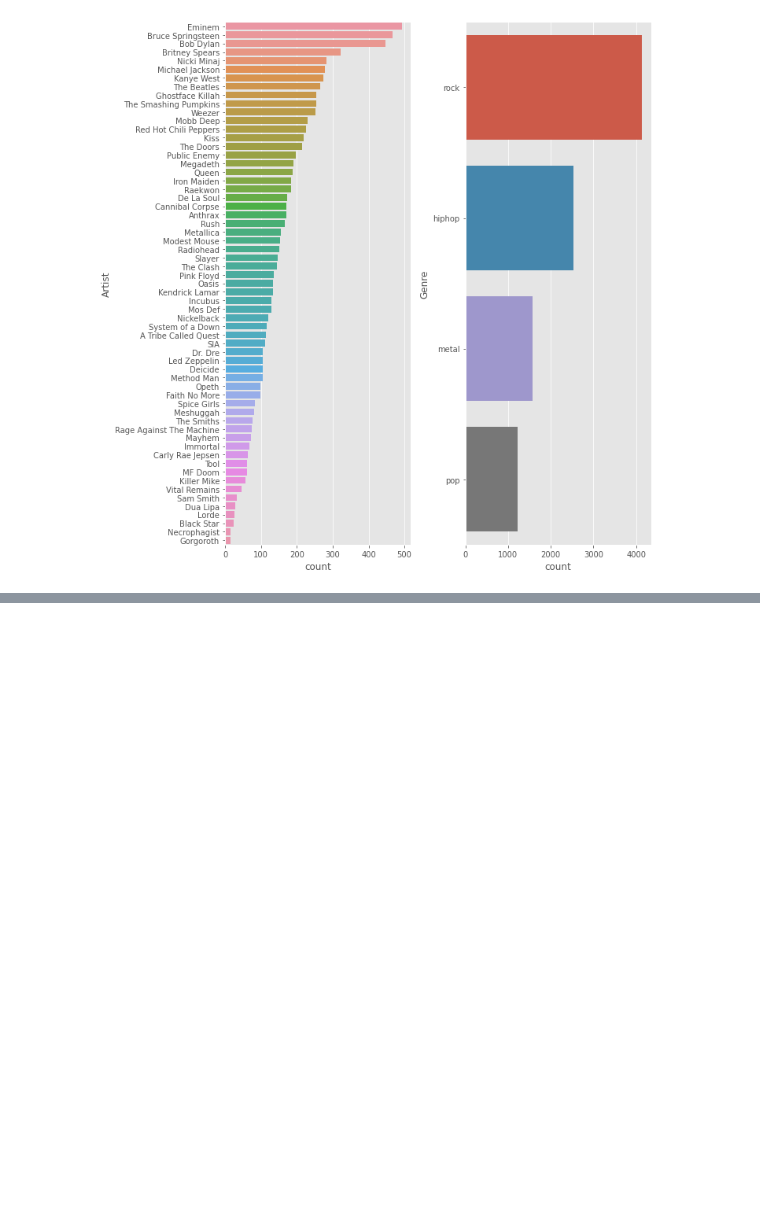
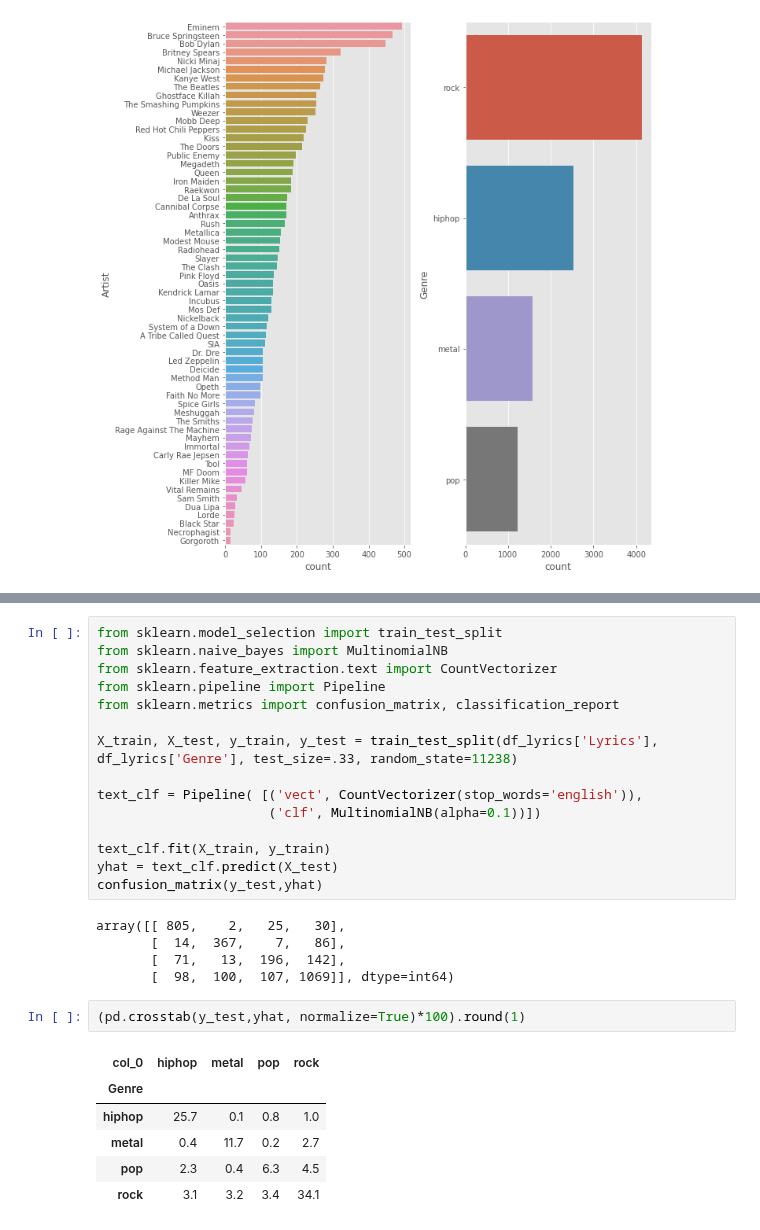
Before and after one commit to antosource/CursoDataScience, a Jupyter notebook: MachineLearning/2/Guiado2.ipynb, the cells around one changed output, grey strips where cells are left out. Saved outputs shown, nothing was run; the diff lists cells and outputs as text; blank space fills up the shorter version.

```diff
--- a/MachineLearning/2/Guiado2.ipynb
+++ b/MachineLearning/2/Guiado2.ipynb
@@ -54,0 +110,29 @@ plt.tight_layout()
+# %%
+from sklearn.model_selection import train_test_split
+from sklearn.naive_bayes import MultinomialNB
+from sklearn.feature_extraction.text import CountVectorizer
+from sklearn.pipeline import Pipeline
+from sklearn.metrics import confusion_matrix, classification_report
+
+X_train, X_test, y_train, y_test = train_test_split(df_lyrics['Lyrics'], df_lyrics['Genre'], test_size=.33, random_state=11238)
+
+text_clf = Pipeline( [('vect', CountVectorizer(stop_words='english')),
+                      ('clf', MultinomialNB(alpha=0.1))])
+
+text_clf.fit(X_train, y_train)
+yhat = text_clf.predict(X_test)
+confusion_matrix(y_test,yhat)
+# %% [output]
+array([[ 805,    2,   25,   30],
+       [  14,  367,    7,   86],
+       [  71,   13,  196,  142],
+       [  98,  100,  107, 1069]], dtype=int64)
+# %%
+(pd.crosstab(y_test,yhat, normalize=True)*100).round(1)
+# %% [output]
+| col_0 | hiphop | metal | pop | rock |
+| Genre |  |  |  |  |
+| hiphop | 25.7 | 0.1 | 0.8 | 1.0 |
+| metal | 0.4 | 11.7 | 0.2 | 2.7 |
+| pop | 2.3 | 0.4 | 6.3 | 4.5 |
+| rock | 3.1 | 3.2 | 3.4 | 34.1 |
```
Also changed, not shown: parts of 14 cells of this notebook, 6 other files.
